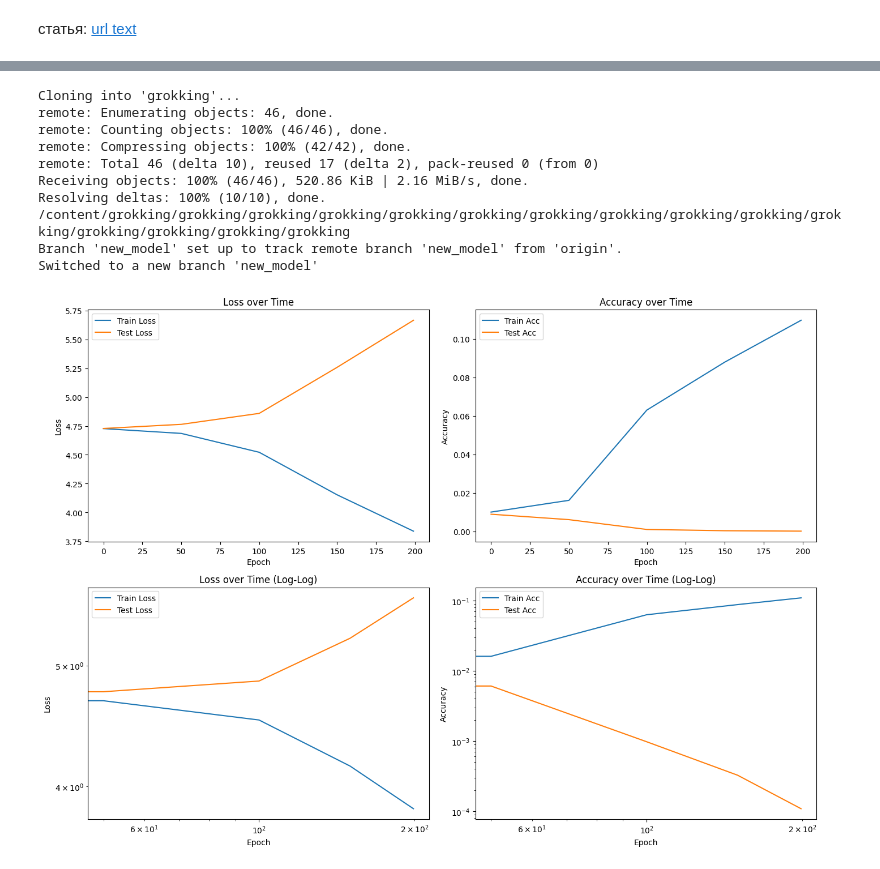
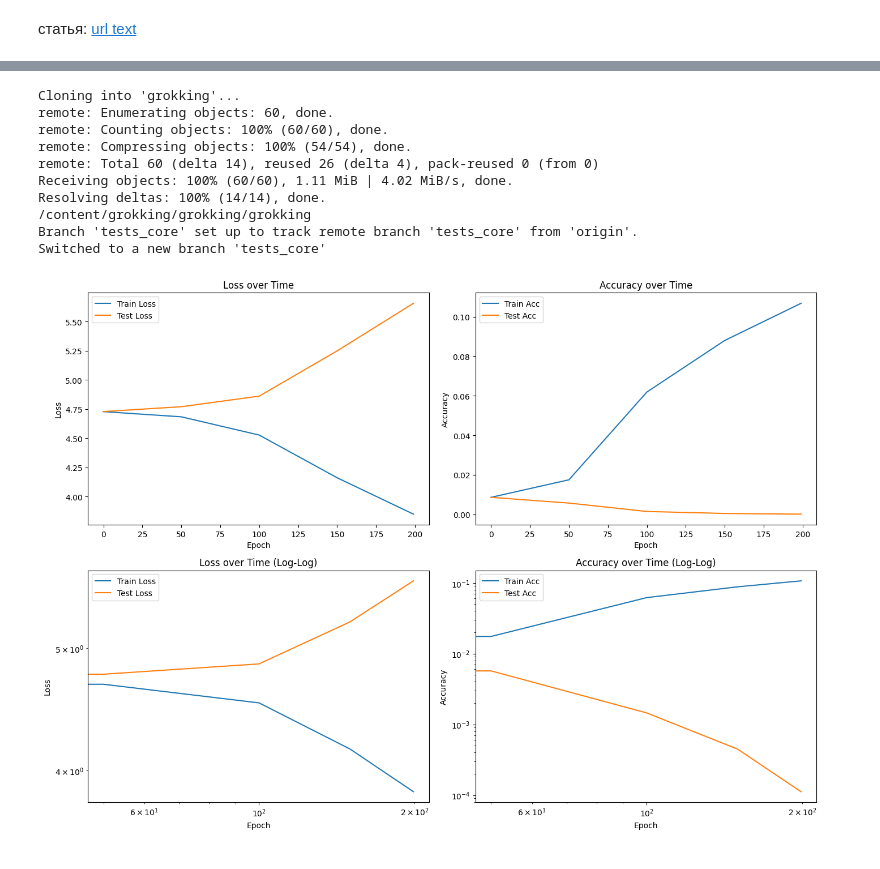
Before and after one commit to slimisgit/grokking, a Jupyter notebook: report.ipynb, the cells around one changed output, grey strips where cells are left out. Drawn from its saved outputs; the diff is of its cells as text; code cells hidden in the pictures.

Commit message:
test core version 1.0

```diff
--- a/report.ipynb
+++ b/report.ipynb
@@ -307,21 +406,21 @@ To https://github.com/slimisgit/grokking.git
 # %%
 #вывод графиков тестов которые уже были проведены
 !git clone https://github.com/slimisgit/grokking.git
 %cd grokking
-!git checkout new_model
+!git checkout tests_core
 
-loaded = Grokking_Data.load("results/seed69.json")
+loaded = Grokking_Data.load("results/seed132__epochs200.json")
 
 graphic(loaded.train_losses, loaded.train_accuracies, loaded.test_losses, loaded.test_accuracies)
 # %% [output]
 Cloning into 'grokking'...
-remote: Enumerating objects: 46, done.
-remote: Counting objects: 100% (46/46), done.
-remote: Compressing objects: 100% (42/42), done.
-remote: Total 46 (delta 10), reused 17 (delta 2), pack-reused 0 (from 0)
-Receiving objects: 100% (46/46), 520.86 KiB | 2.16 MiB/s, done.
-Resolving deltas: 100% (10/10), done.
-/content/grokking/grokking/grokking/grokking/grokking/grokking/grokking/grokking/grokking/grokking/grokking/grokking/grokking/grokking/grokking
-Branch 'new_model' set up to track remote branch 'new_model' from 'origin'.
-Switched to a new branch 'new_model'
+remote: Enumerating objects: 60, done.
+remote: Counting objects: 100% (60/60), done.
+remote: Compressing objects: 100% (54/54), done.
+remote: Total 60 (delta 14), reused 26 (delta 4), pack-reused 0 (from 0)
+Receiving objects: 100% (60/60), 1.11 MiB | 4.02 MiB/s, done.
+Resolving deltas: 100% (14/14), done.
+/content/grokking/grokking/grokking
+Branch 'tests_core' set up to track remote branch 'tests_core' from 'origin'.
+Switched to a new branch 'tests_core'
-[figure, old version]
+[figure, new version]
```
Also changed, not shown: parts of 7 cells of this notebook.
